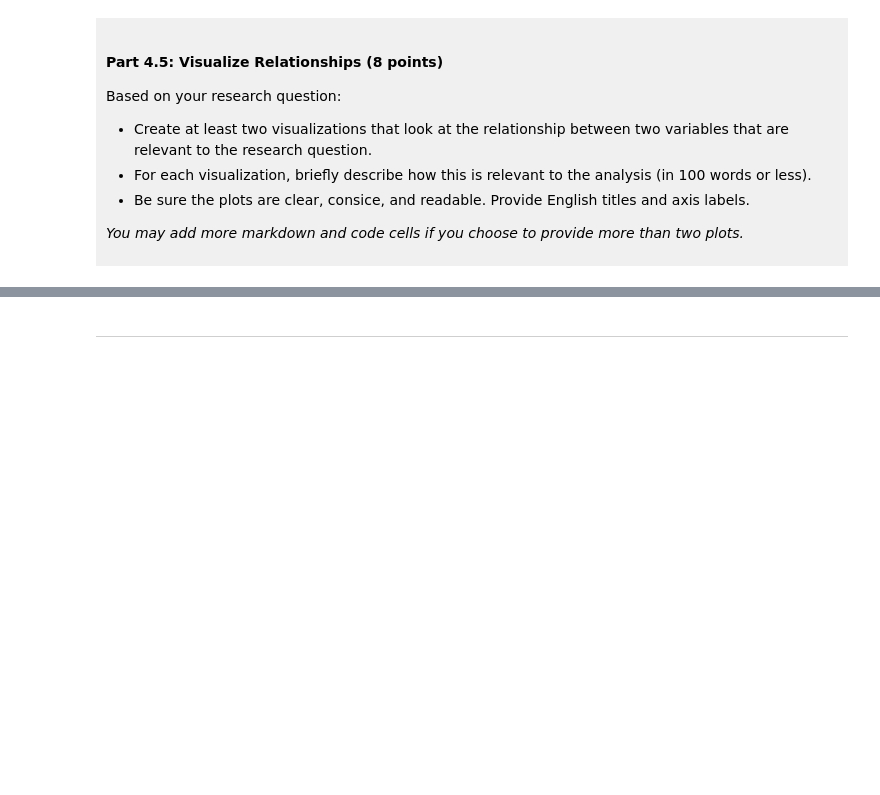
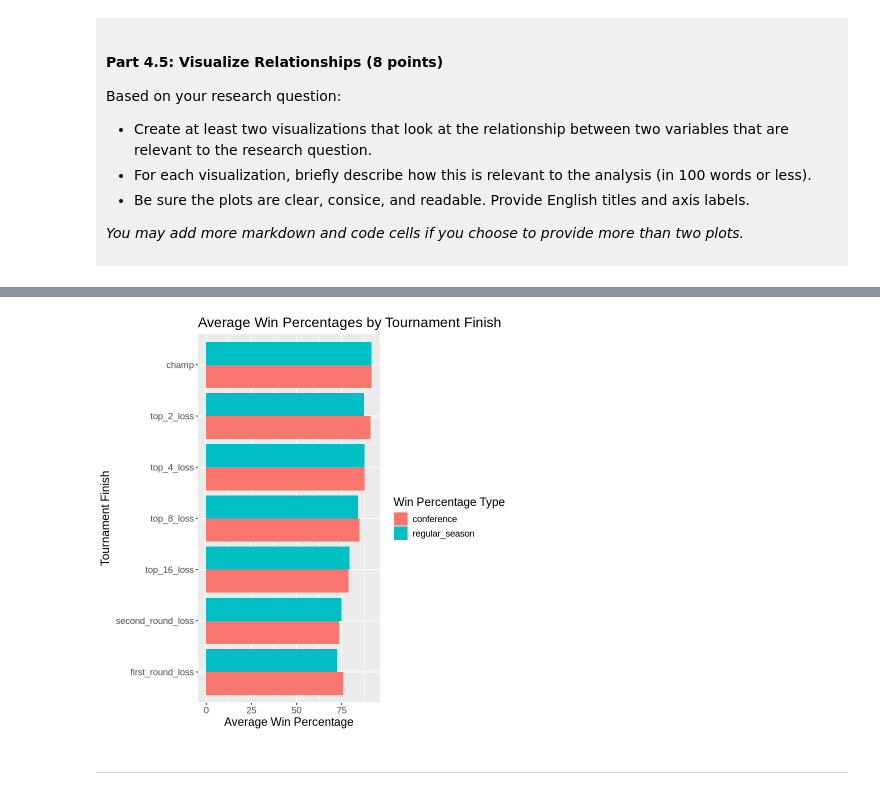
Before and after one commit to rubixion/dsci-100-project, a Jupyter notebook: dsci-100-project-notebook.ipynb, the cells around one changed output, grey strips where cells are left out. Cells and saved outputs as stored; diff of their text form; code cells hidden in the pictures; blank space fills up the shorter version.

```diff
--- a/dsci-100-project-notebook.ipynb
+++ b/dsci-100-project-notebook.ipynb
@@ -406,5 +418,24 @@ Visualization 2: %%% EDIT THIS MARKDOWN CELL%%%
 # %%
-### EDIT THIS CODE CELL FOR VISUALIZATION 2###
+win_summary <- tidy_data |>
+    group_by(tourney_finish) |>
+    summarize(conference = mean(conf_wins_pct, na.rm = TRUE),
+              regular_season = mean(reg_wins_pct, na.rm = TRUE)) |>
+    pivot_longer(c(conference, regular_season),
+                 names_to = "win_type",
+                 values_to = "mean_win_pct")
+
+win_plot <- win_summary |>
+    ggplot(aes(x = mean_win_pct, y = tourney_finish, fill = win_type)) +
+    geom_bar(stat = "identity", position = "dodge") +
+    labs(x = "Average Win Percentage",
+         y = "Tournament Finish",
+         fill = "Win Percentage Type",
+         title = "Average Win Percentages by Tournament Finish") +
+    theme(text = element_text(size = 14))
+
+win_plot
+# %% [output]
+[figure, added]
 # %% [markdown]
 ------
 # %% [markdown]
```
Also changed, not shown: parts of 4 cells of this notebook.
